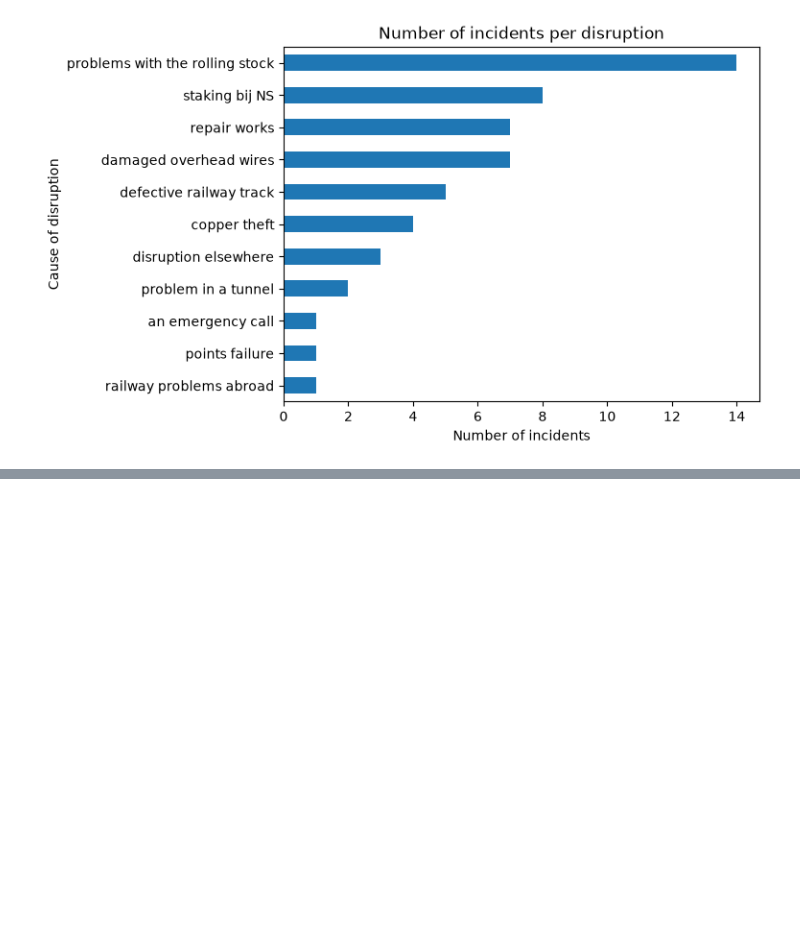
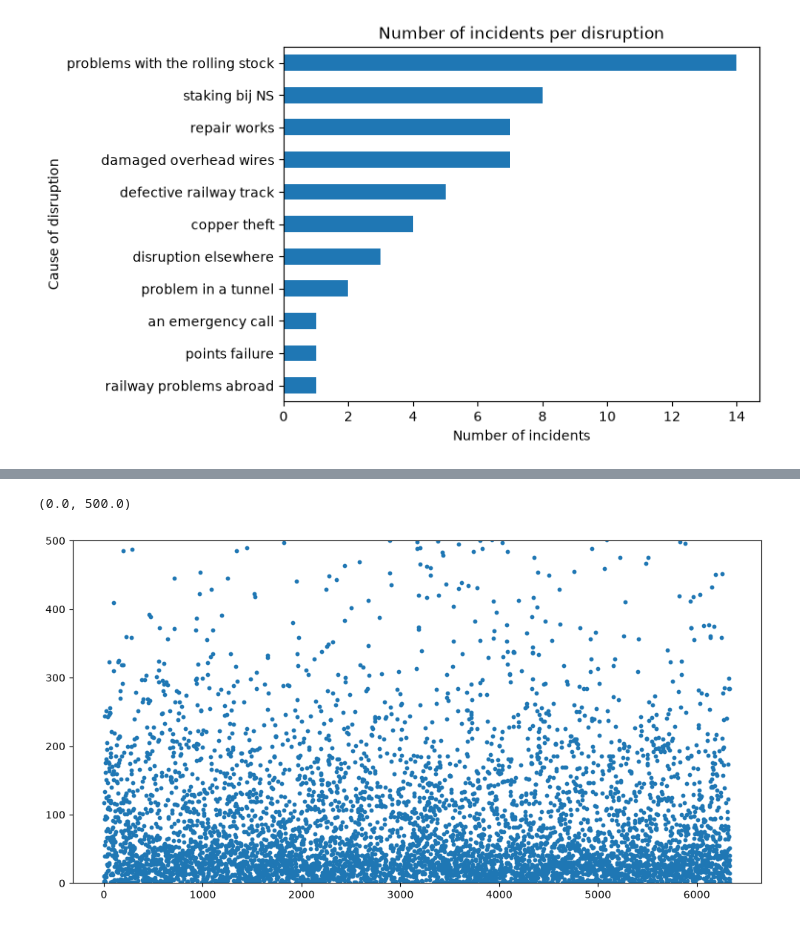
Before and after one commit to SasjaDolle/TIL-programming-groep-28, a Jupyter notebook: main.ipynb, the cells around one changed output, grey strips where cells are left out. Saved outputs shown, nothing was run; the diff lists cells and outputs as text; code cells hidden in the pictures; blank space fills up the shorter version.

```diff
--- a/main.ipynb
+++ b/main.ipynb
@@ -46,0 +74,13 @@ display(Longest_10_Disruptions[["duration_minutes", "ns_lines", "cause_en", "sta
+# %%
+plt.figure(figsize=(12, 6))
+
+plt.scatter(
+    range(len(National_Connections)),
+    National_Connections["duration_minutes"],
+    s=10
+)
+
+plt.ylim(0, 500)
+# %% [output]
+(0.0, 500.0)
+[figure, added]
```
Also changed, not shown: parts of 6 cells of this notebook.
